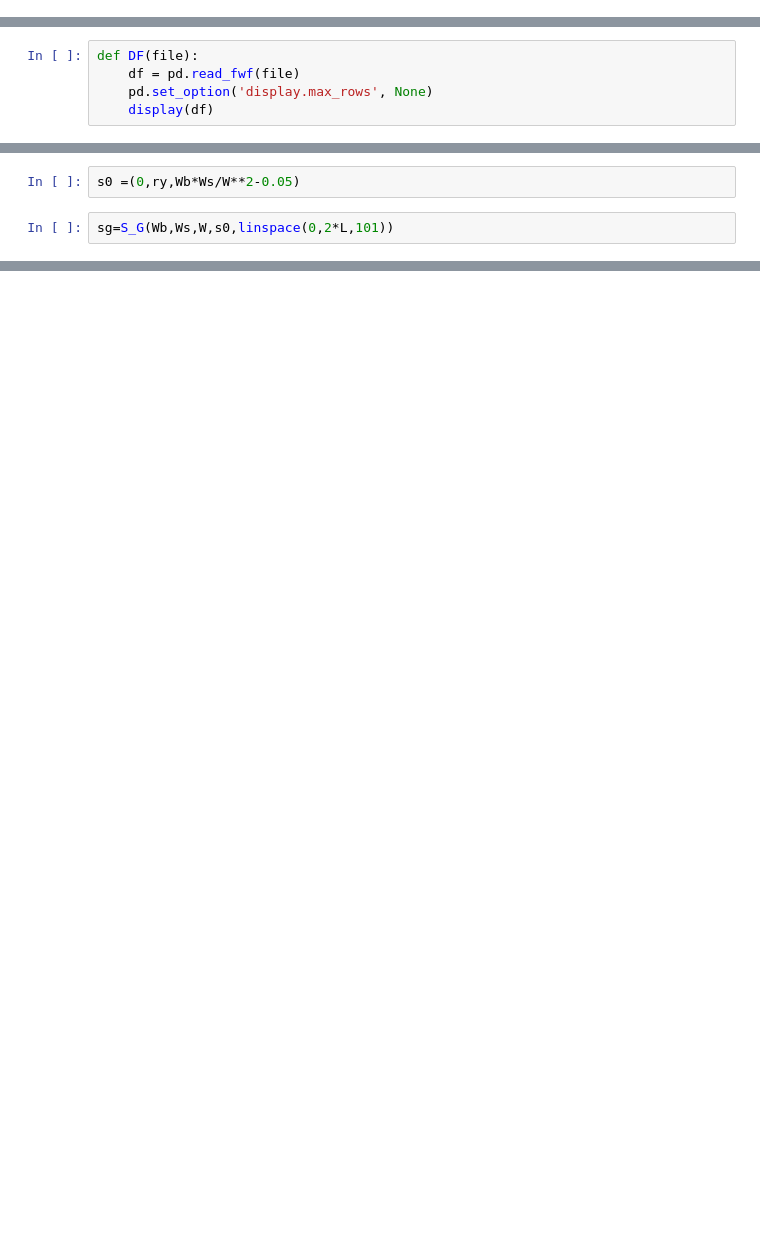
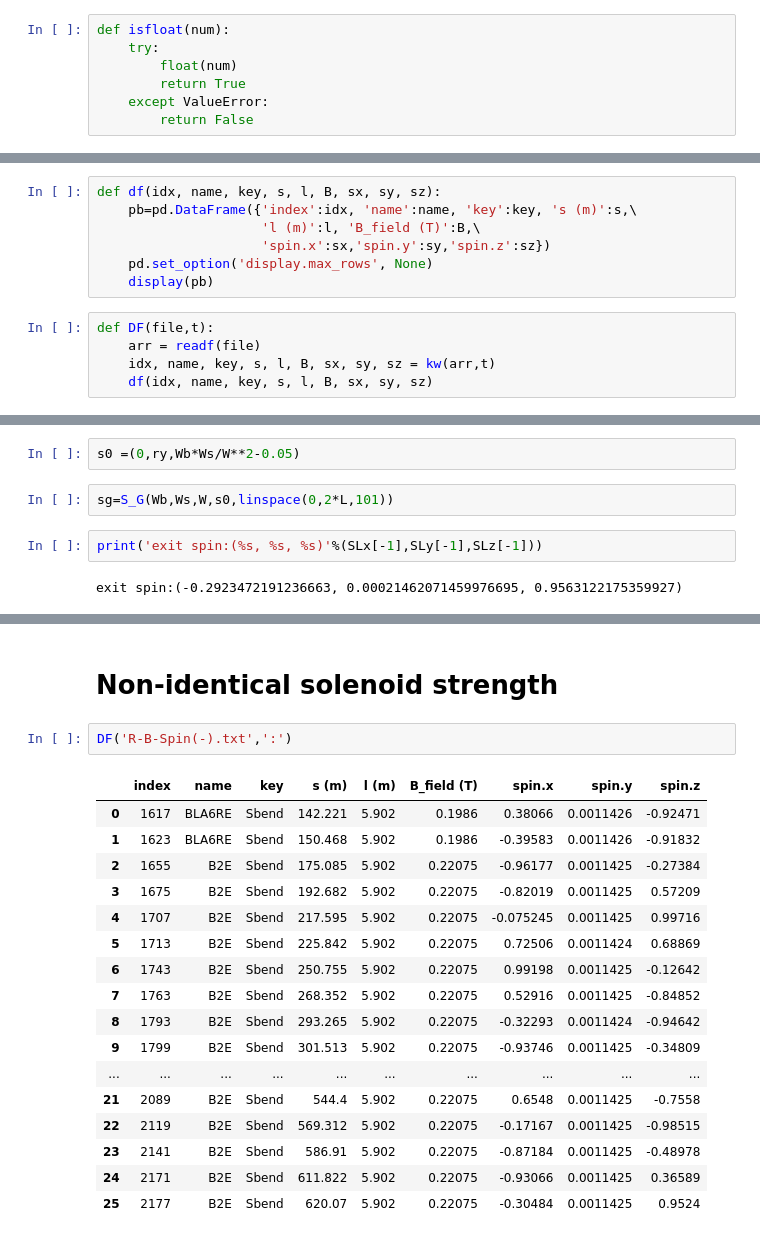
Before and after one commit to LordHao/UVIC-PHYS, a Jupyter notebook: Spin Rotator/Solenoid strength solver.ipynb, the cells around one changed output, grey strips where cells are left out. Drawn from its saved outputs; the diff is of its cells as text; blank space fills up the shorter version.

```diff
--- a/Spin Rotator/Solenoid strength solver.ipynb
+++ b/Spin Rotator/Solenoid strength solver.ipynb
@@ -8,3 +8,10 @@ from mpl_toolkits.mplot3d import axes3d
 Populating the interactive namespace from numpy and matplotlib
 # %%
 %matplotlib notebook
+# %%
+def isfloat(num):
+    try:
+        float(num)
+        return True
+    except ValueError:
+        return False
@@ -13,8 +167,3 @@ def readf(file):
     df = pd.read_fwf(file)
     arr = df.to_numpy()
     return arr
-# %%
-def DF(file):
-    df = pd.read_fwf(file)
-    pd.set_option('display.max_rows', None)
-    display(df)
@@ -45,3 +170,15 @@ DF('L-B-Spin.txt')
+# %%
+def df(idx, name, key, s, l, B, sx, sy, sz):
+    pb=pd.DataFrame({'index':idx, 'name':name, 'key':key, 's (m)':s,\
+                     'l (m)':l, 'B_field (T)':B,\
+                     'spin.x':sx,'spin.y':sy,'spin.z':sz})
+    pd.set_option('display.max_rows', None)
+    display(pb)
+# %%
+def DF(file,t):
+    arr = readf(file)
+    idx, name, key, s, l, B, sx, sy, sz = kw(arr,t)
+    df(idx, name, key, s, l, B, sx, sy, sz)
 # %%
 E= 7007290000         # electron energy 7GeV
 m= 510998.95          # rest mass energy of electron 511KeV
@@ -179,6 +337,10 @@ def S_G(wb,ws,w,si,s):       #to find spin at the exit of the dipole and the sol
 s0 =(0,ry,Wb*Ws/W**2-0.05)
 # %%
 sg=S_G(Wb,Ws,W,s0,linspace(0,2*L,101))
+# %%
+print('exit spin:(%s, %s, %s)'%(SLx[-1],SLy[-1],SLz[-1]))
+# %% [output]
+exit spin:(-0.2923472191236663, 0.00021462071459976695, 0.9563122175359927)
 # %%
 fig = figure(figsize=(13,11))
 ax = fig.add_subplot(111, projection='3d')
@@ -209,3 +371,25 @@ show()
 # %% [output]
 [interactive output not drawn]
 [interactive output not drawn]
+# %% [markdown]
+# Non-identical solenoid strength
+# %%
+DF('R-B-Spin(-).txt',':')
+# %% [output]
+|  | index | name | key | s (m) | l (m) | B_field (T) | spin.x | spin.y | spin.z |
+| 0 | 1617 | BLA6RE | Sbend | 142.221 | 5.902 | 0.1986 | 0.38066 | 0.0011426 | -0.92471 |
+| 1 | 1623 | BLA6RE | Sbend | 150.468 | 5.902 | 0.1986 | -0.39583 | 0.0011426 | -0.91832 |
+| 2 | 1655 | B2E | Sbend | 175.085 | 5.902 | 0.22075 | -0.96177 | 0.0011425 | -0.27384 |
+| 3 | 1675 | B2E | Sbend | 192.682 | 5.902 | 0.22075 | -0.82019 | 0.0011425 | 0.57209 |
+| 4 | 1707 | B2E | Sbend | 217.595 | 5.902 | 0.22075 | -0.075245 | 0.0011425 | 0.99716 |
+| 5 | 1713 | B2E | Sbend | 225.842 | 5.902 | 0.22075 | 0.72506 | 0.0011424 | 0.68869 |
+| 6 | 1743 | B2E | Sbend | 250.755 | 5.902 | 0.22075 | 0.99198 | 0.0011425 | -0.12642 |
+| 7 | 1763 | B2E | Sbend | 268.352 | 5.902 | 0.22075 | 0.52916 | 0.0011425 | -0.84852 |
+| 8 | 1793 | B2E | Sbend | 293.265 | 5.902 | 0.22075 | -0.32293 | 0.0011424 | -0.94642 |
+| 9 | 1799 | B2E | Sbend | 301.513 | 5.902 | 0.22075 | -0.93746 | 0.0011425 | -0.34809 |
+| ... | ... | ... | ... | ... | ... | ... | ... | ... | ... |
+| 21 | 2089 | B2E | Sbend | 544.4 | 5.902 | 0.22075 | 0.6548 | 0.0011425 | -0.7558 |
+| 22 | 2119 | B2E | Sbend | 569.312 | 5.902 | 0.22075 | -0.17167 | 0.0011425 | -0.98515 |
+| 23 | 2141 | B2E | Sbend | 586.91 | 5.902 | 0.22075 | -0.87184 | 0.0011425 | -0.48978 |
+| 24 | 2171 | B2E | Sbend | 611.822 | 5.902 | 0.22075 | -0.93066 | 0.0011425 | 0.36589 |
+| 25 | 2177 | B2E | Sbend | 620.07 | 5.902 | 0.22075 | -0.30484 | 0.0011425 | 0.9524 |
```
Also changed, not shown: parts of 39 cells of this notebook.
